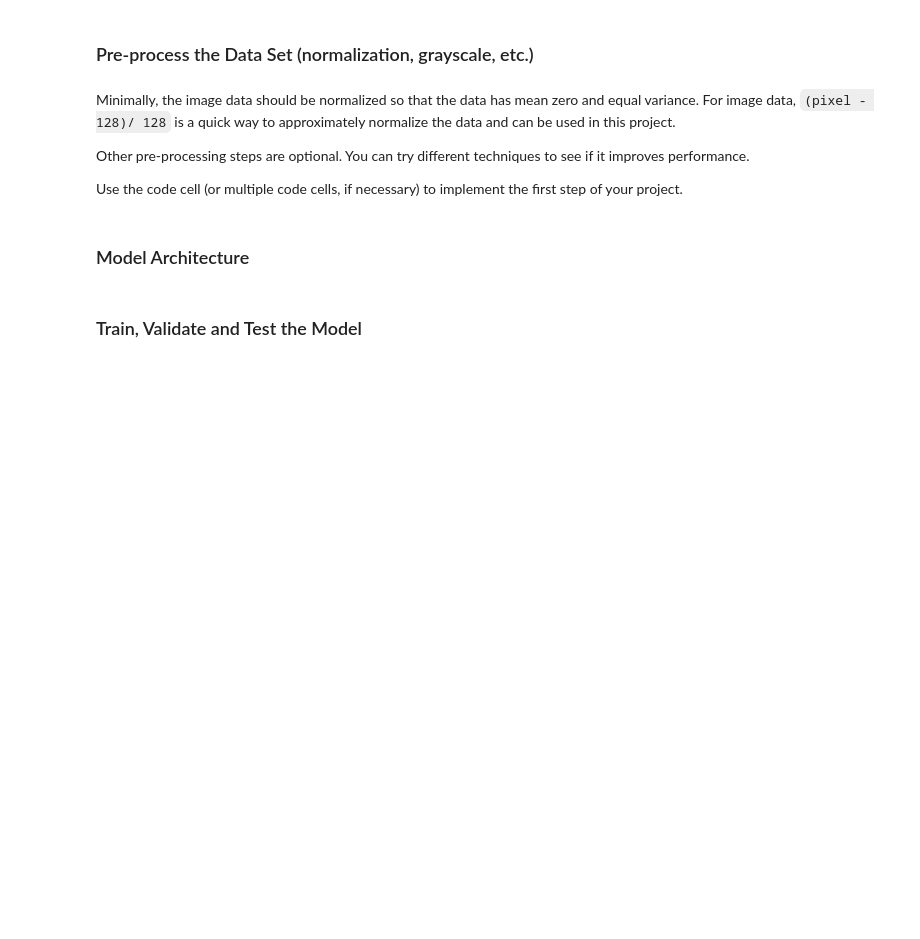
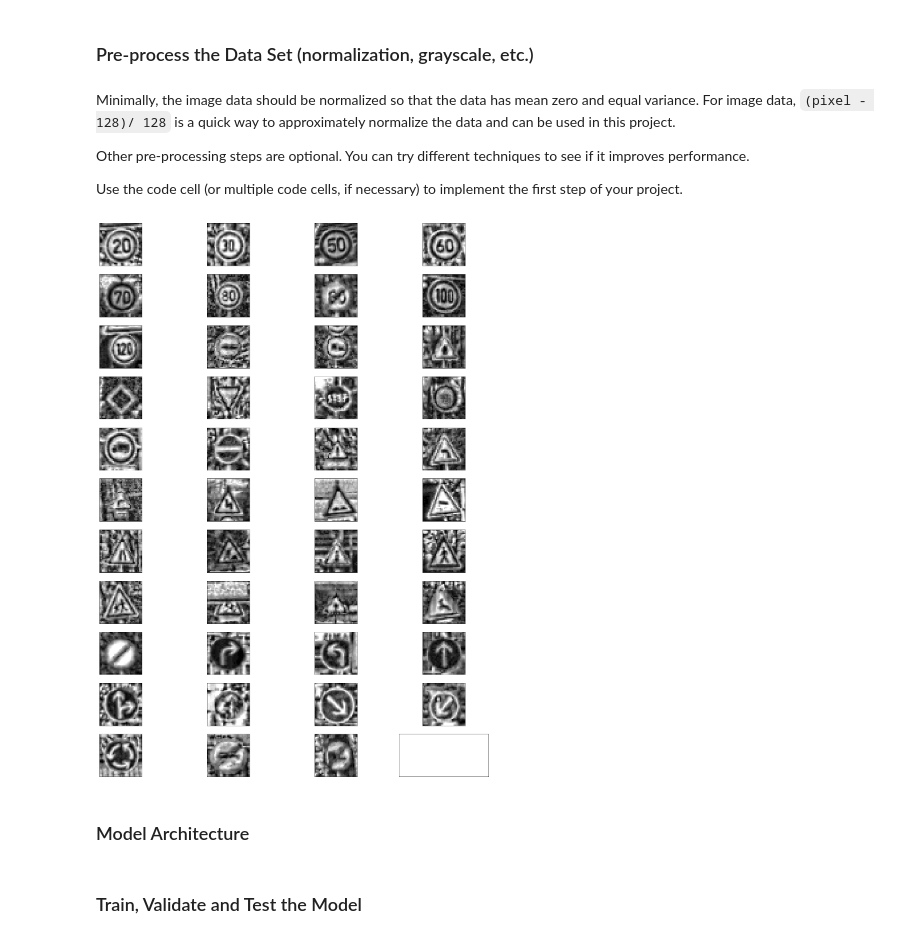
Before and after one commit to storm/CarND-Traffic-Sign-Classifier-Project, a Jupyter notebook: Traffic_Sign_Classifier.ipynb, the cells around one changed output. Drawn from its saved outputs; the diff is of its cells as text; code cells hidden in the pictures; blank space fills up the shorter version.

```diff
--- a/Traffic_Sign_Classifier.ipynb
+++ b/Traffic_Sign_Classifier.ipynb
@@ -164,20 +176,33 @@ Use the code cell (or multiple code cells, if necessary) to implement the first
 ### Preprocess the data here. It is required to normalize the data. Other preprocessing steps could include
 ### converting to grayscale, etc.
 ### Feel free to use as many code cells as needed.
-
-from skimage import exposure
-
-def normalize(data):
-
-def grayscale(data):
+from skimage import exposure, img_as_float
 
 def preprocess(data):
+    # Digital ITU BT.601
     gray = 0.299 * data[:, :, :, 0] + 0.587 * data[:, :, :, 1] + 0.114 * data[:, :, :, 2]
-    gray = (gray / 255.).astype(np.float32)
+    gray = img_as_float(gray / 255.0)
+    # .astype(np.float32)
     for i in range(gray.shape[0]):
-        gray[i] = exposure.equalize_adapthist(gray[i])
+        gray[i] = exposure.equalize_adapthist(gray[i]) # equalize_adapthist
+
 
     gray = gray.reshape(gray.shape + (1,))
     return gray
+# %%
+X_train_pre = preprocess(X_train)
+X_valid_pre = preprocess(X_valid)
+
+fig, axes = plt.subplots(rows, cols, figsize=(cols * 6, rows * 3), subplot_kw={'xticks': [], 'yticks': []})
+
+for i in range(0, items):
+    index = train_unq[i]
+    image = X_train_pre[train_indeces[index][0]].squeeze()
+    ax = axes.flat[index]
+    ax.imshow(image, cmap="gray")
+    # ax.set_title(str(i))
+plt.show()
+# %% [output]
+[figure, added]
 # %% [markdown]
 ### Model Architecture
```
Also changed, not shown: parts of 13 cells of this notebook, 33 other files.
